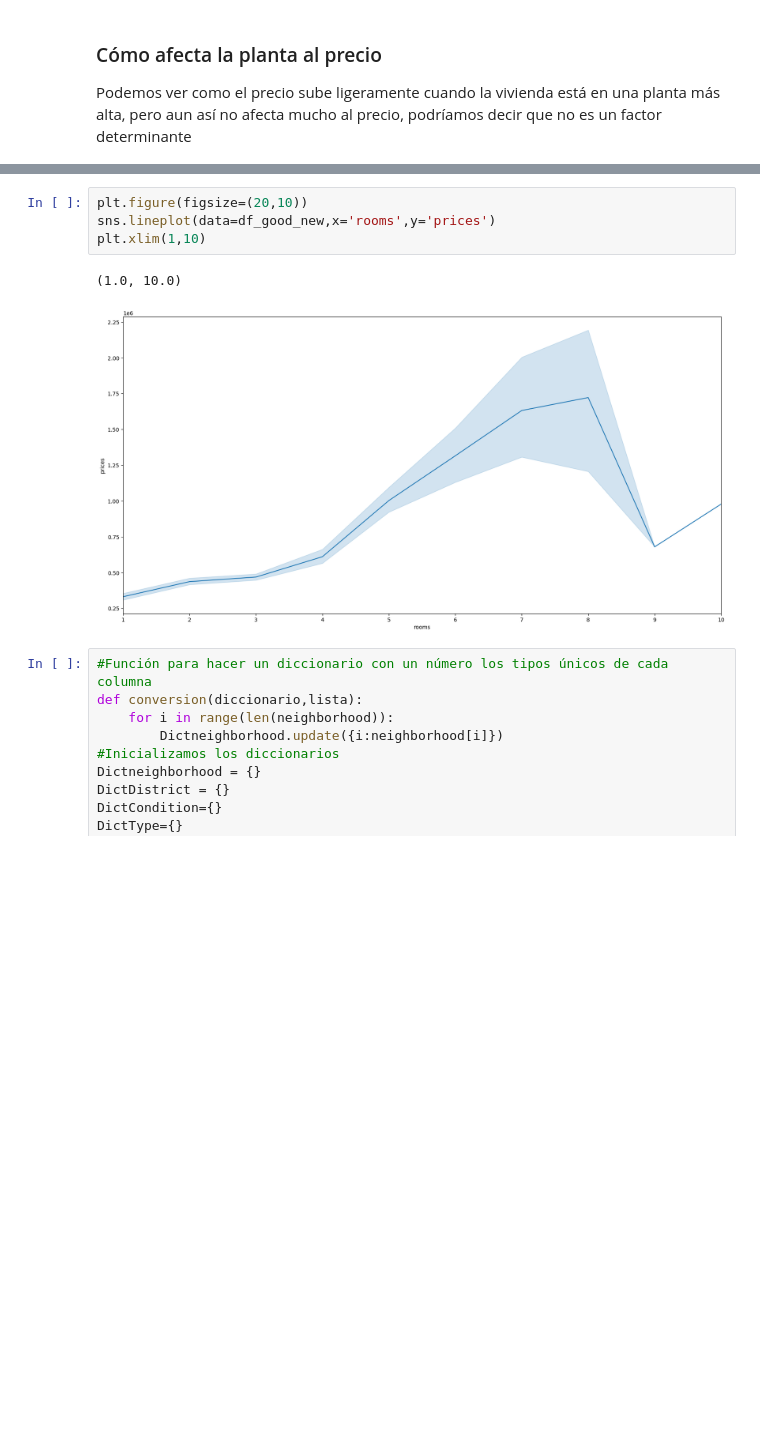
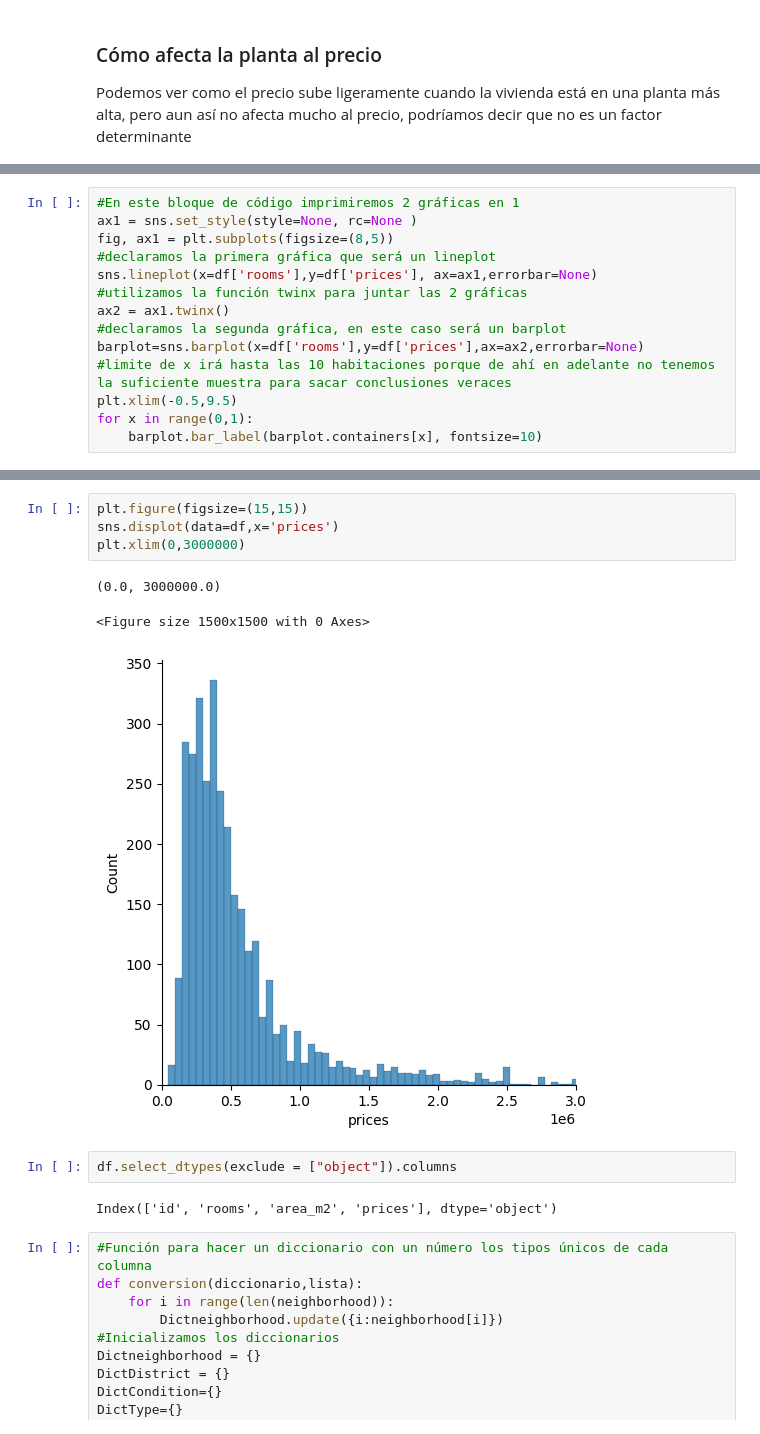
Before and after one commit to Fio-Deca/Vivienda_BCN, a Jupyter notebook: Casa_Barcelona_Estimacion.ipynb, the cells around one changed output, grey strips where cells are left out. Saved outputs shown, nothing was run; the diff lists cells and outputs as text; blank space fills up the shorter version.

Commit message:
Habitaciones

```diff
--- a/Casa_Barcelona_Estimacion.ipynb
+++ b/Casa_Barcelona_Estimacion.ipynb
@@ -338,0 +327,14 @@ la cantidad de viviendas con  10  habitaciones son  6
+# %%
+#En este bloque de código imprimiremos 2 gráficas en 1
+ax1 = sns.set_style(style=None, rc=None )
+fig, ax1 = plt.subplots(figsize=(8,5))
+#declaramos la primera gráfica que será un lineplot
+sns.lineplot(x=df['rooms'],y=df['prices'], ax=ax1,errorbar=None)
+#utilizamos la función twinx para juntar las 2 gráficas
+ax2 = ax1.twinx()
+#declaramos la segunda gráfica, en este caso será un barplot
+barplot=sns.barplot(x=df['rooms'],y=df['prices'],ax=ax2,errorbar=None)
+#limite de x irá hasta las 10 habitaciones porque de ahí en adelante no tenemos la suficiente muestra para sacar conclusiones veraces
+plt.xlim(-0.5,9.5)
+for x in range(0,1):
+    barplot.bar_label(barplot.containers[x], fontsize=10)
@@ -339,10 +348,15 @@ la cantidad de viviendas con  10  habitaciones son  6
 # %%
-plt.figure(figsize=(20,10))
-sns.lineplot(data=df_good_new,x='rooms',y='prices')
-plt.xlim(1,10)
+plt.figure(figsize=(15,15))
+sns.displot(data=df,x='prices')
+plt.xlim(0,3000000)
 # %% [output]
-(1.0, 10.0)
+(0.0, 3000000.0)
+<Figure size 1500x1500 with 0 Axes>
-[figure, old version]
+[figure, new version]
+# %%
+df.select_dtypes(exclude = ["object"]).columns
+# %% [output]
+Index(['id', 'rooms', 'area_m2', 'prices'], dtype='object')
 # %%
 #Función para hacer un diccionario con un número los tipos únicos de cada columna
 def conversion(diccionario,lista):
```
Also changed, not shown: parts of 11 cells of this notebook.
